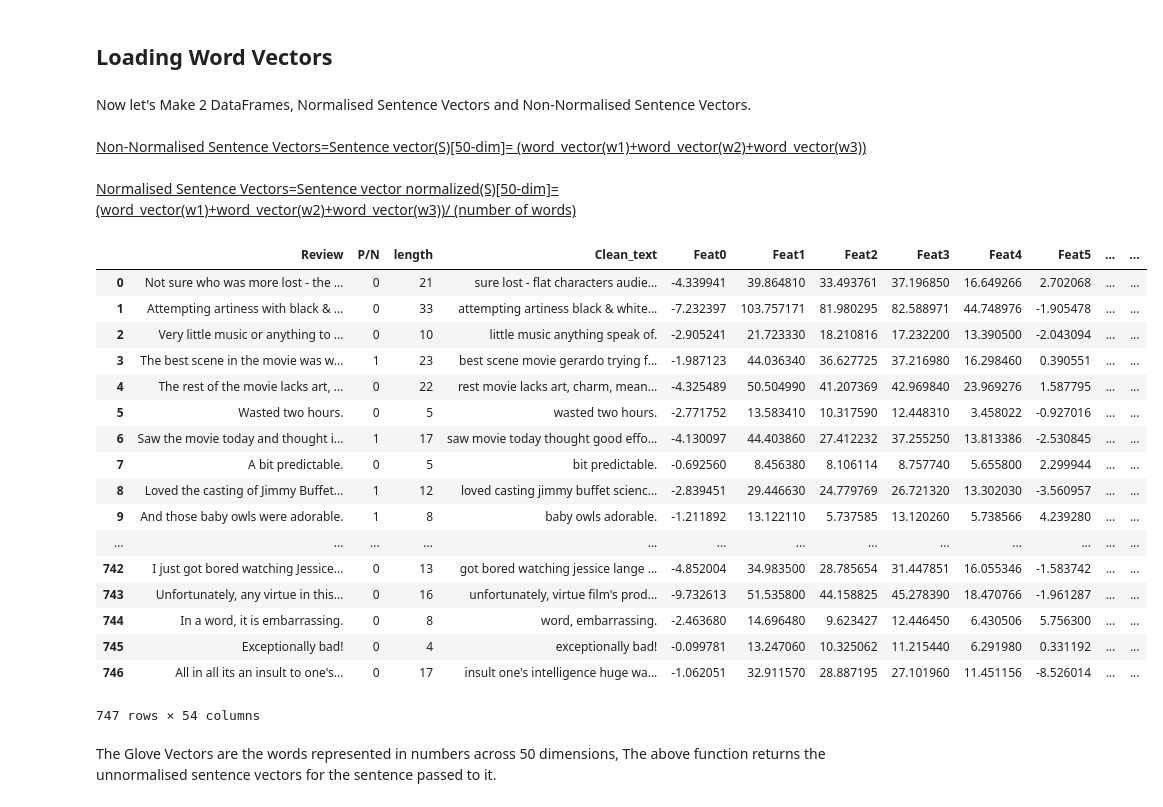
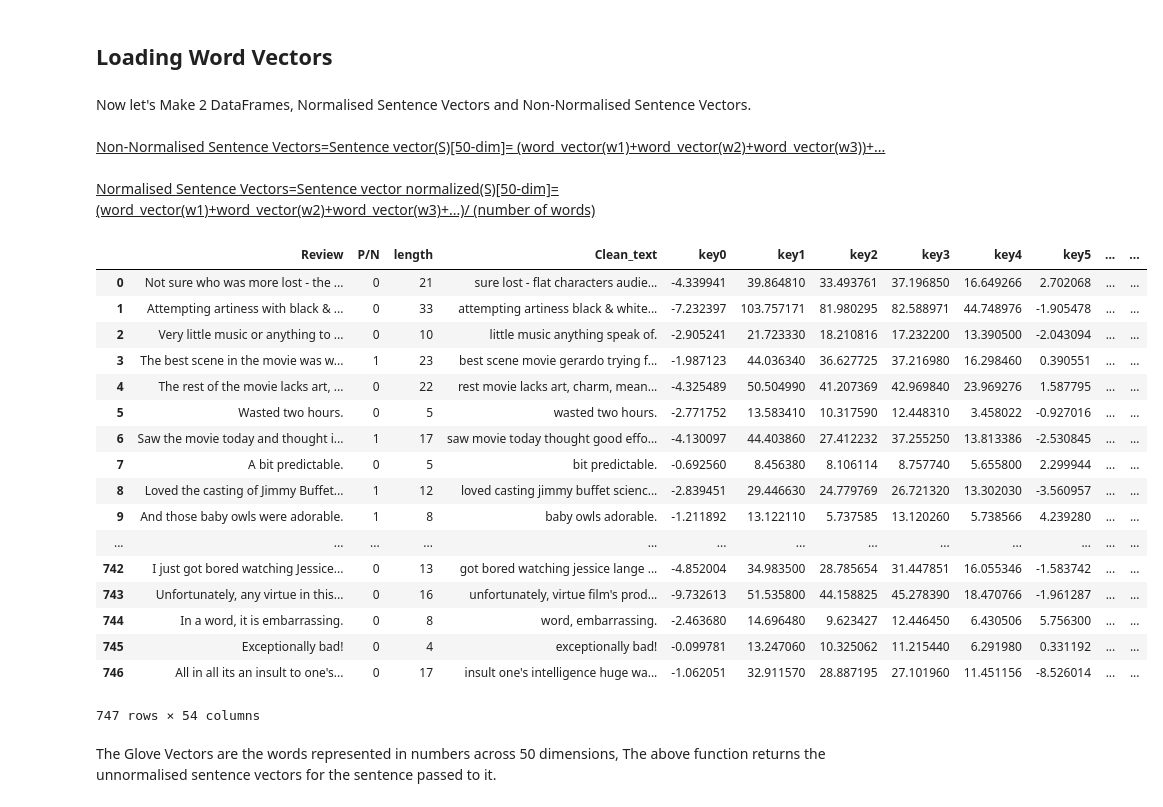
Before and after one commit to Decoys-out/IMDb-Review-Emotion-Classifier, a Jupyter notebook: IMDb Reviews.ipynb, the cells around one changed output. Drawn from its saved outputs; the diff is of its cells as text; code cells hidden in the pictures.

```diff
--- a/IMDb Reviews.ipynb
+++ b/IMDb Reviews.ipynb
@@ -234,10 +231,10 @@ model=KeyedVectors.load_word2vec_format("Vectors.txt")
 Now let's Make 2 DataFrames, Normalised Sentence Vectors and Non-Normalised Sentence Vectors.
 <br>
 <br>
-<u> Non-Normalised Sentence Vectors=Sentence vector(S)[50-dim]= (word_vector(w1)+word_vector(w2)+word_vector(w3))</u>
+<u> Non-Normalised Sentence Vectors=Sentence vector(S)[50-dim]= (word_vector(w1)+word_vector(w2)+word_vector(w3))+...</u>
 <br>
 <br>
-<u> Normalised Sentence Vectors=Sentence vector normalized(S)[50-dim]= (word_vector(w1)+word_vector(w2)+word_vector(w3))/ (number of words)</u>
+<u> Normalised Sentence Vectors=Sentence vector normalized(S)[50-dim]= (word_vector(w1)+word_vector(w2)+word_vector(w3)+...)/ (number of words)</u>
 # %%
 lst=[0]*50
 def sum(x,lst,ret_val):
@@ -252,10 +249,10 @@ def sum(x,lst,ret_val):
 # %%
 unNorm=data
 for i in range(50):
-    unNorm['Feat'+str(i)]=unNorm['Clean_text'].apply(sum,args=[lst,i])
+    unNorm['key'+str(i)]=unNorm['Clean_text'].apply(sum,args=[lst,i])
 unNorm
 # %% [output]
-|  | Review | P/N | length | Clean_text | Feat0 | Feat1 | Feat2 | Feat3 | Feat4 | Feat5 | ... | ... |
+|  | Review | P/N | length | Clean_text | key0 | key1 | key2 | key3 | key4 | key5 | ... | ... |
 | 0 | Not sure who was more lost - the ... | 0 | 21 | sure lost - flat characters audie... | -4.339941 | 39.864810 | 33.493761 | 37.196850 | 16.649266 | 2.702068 | ... | ... |
 | 1 | Attempting artiness with black & ... | 0 | 33 | attempting artiness black & white... | -7.232397 | 103.757171 | 81.980295 | 82.588971 | 44.748976 | -1.905478 | ... | ... |
 | 2 | Very little music or anything to ... | 0 | 10 | little music anything speak of. | -2.905241 | 21.723330 | 18.210816 | 17.232200 | 13.390500 | -2.043094 | ... | ... |
```
Also changed, not shown: parts of 23 cells of this notebook.
